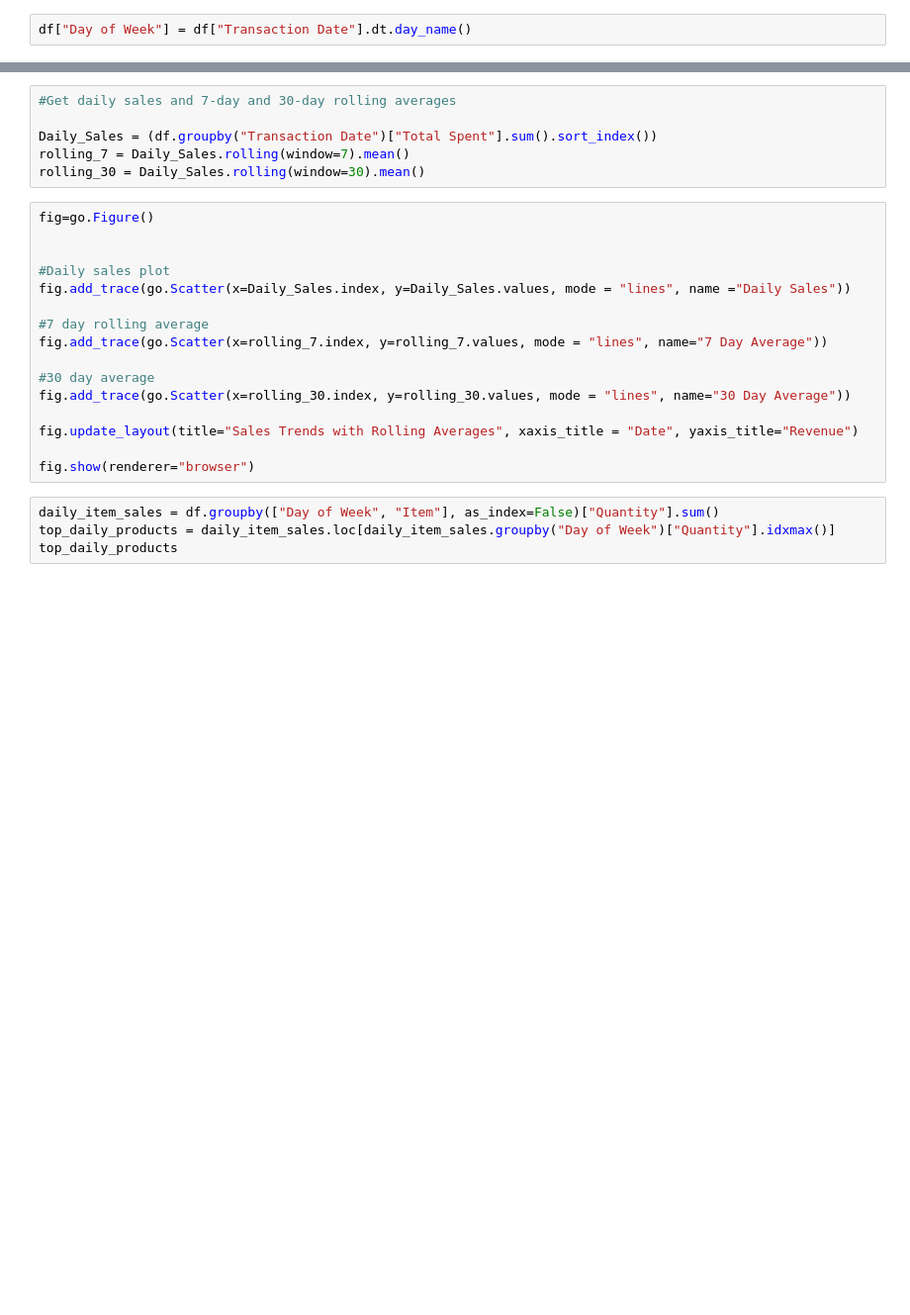
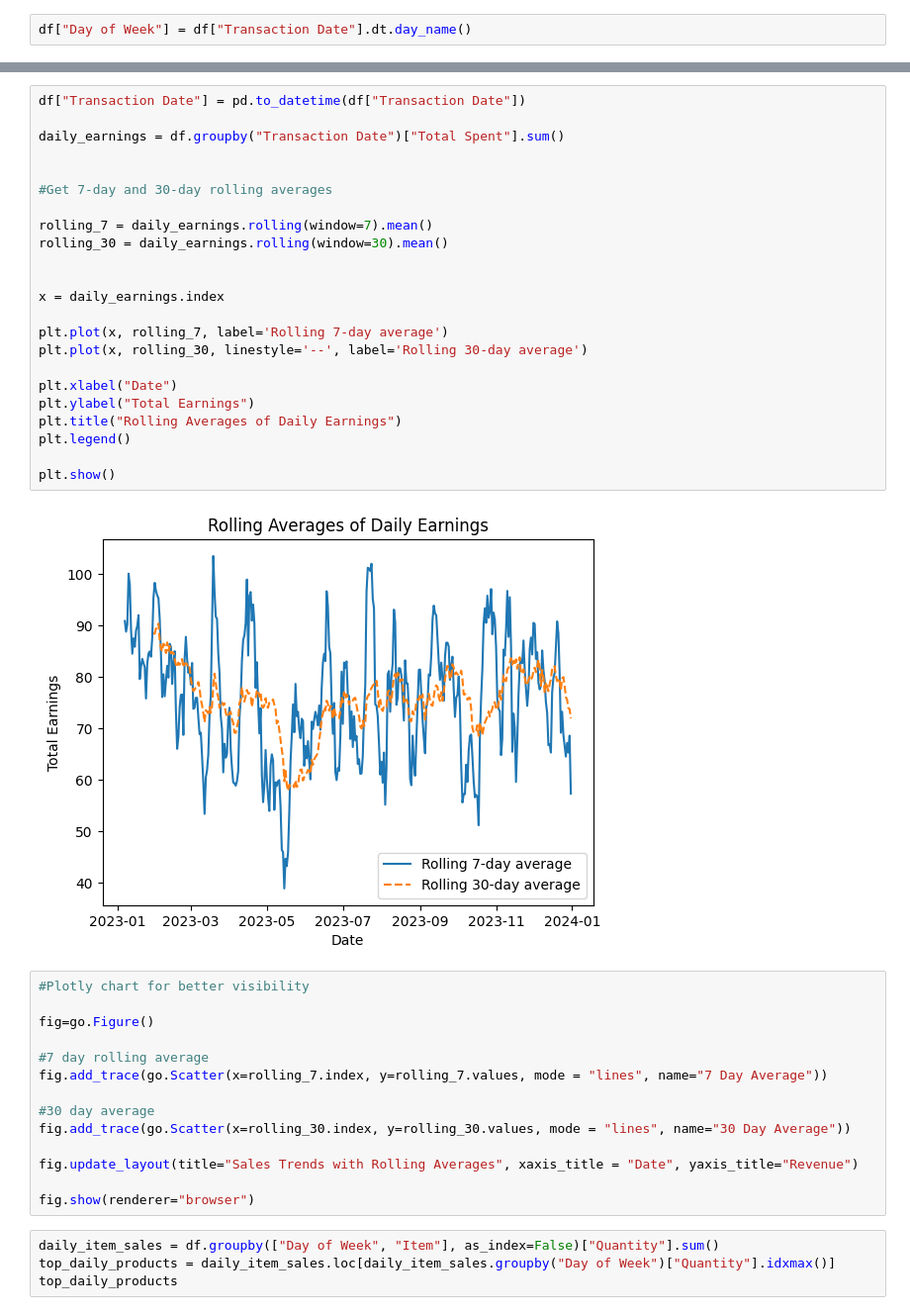
Before and after one commit to v-llnetv-ca/sales-dashboard, a Jupyter notebook: eda.ipynb, the cells around one changed output, grey strips where cells are left out. Shown at 99% size. Drawn from its saved outputs; the diff is of its cells as text; blank space fills up the shorter version.

```diff
--- a/eda.ipynb
+++ b/eda.ipynb
@@ -108,15 +119,32 @@ plt.show
-# %%
-#Get daily sales and 7-day and 30-day rolling averages
-
-Daily_Sales = (df.groupby("Transaction Date")["Total Spent"].sum().sort_index())
-rolling_7 = Daily_Sales.rolling(window=7).mean()
-rolling_30 = Daily_Sales.rolling(window=30).mean()
+# %%
+df["Transaction Date"] = pd.to_datetime(df["Transaction Date"])
+
+daily_earnings = df.groupby("Transaction Date")["Total Spent"].sum()
+
+
+#Get 7-day and 30-day rolling averages
+
+rolling_7 = daily_earnings.rolling(window=7).mean()
+rolling_30 = daily_earnings.rolling(window=30).mean()
+
+
+x = daily_earnings.index
+
+plt.plot(x, rolling_7, label='Rolling 7-day average')
+plt.plot(x, rolling_30, linestyle='--', label='Rolling 30-day average')
+
+plt.xlabel("Date")
+plt.ylabel("Total Earnings")
+plt.title("Rolling Averages of Daily Earnings")
+plt.legend()
+
+plt.show()
+# %% [output]
+[figure, added]
 # %%
+#Plotly chart for better visibility
+
 fig=go.Figure()
-
-
-#Daily sales plot
-fig.add_trace(go.Scatter(x=Daily_Sales.index, y=Daily_Sales.values, mode = "lines", name ="Daily Sales"))
 
 #7 day rolling average
 fig.add_trace(go.Scatter(x=rolling_7.index, y=rolling_7.values, mode = "lines", name="7 Day Average"))
```
Also changed, not shown: parts of 7 cells of this notebook, 1 other file.
